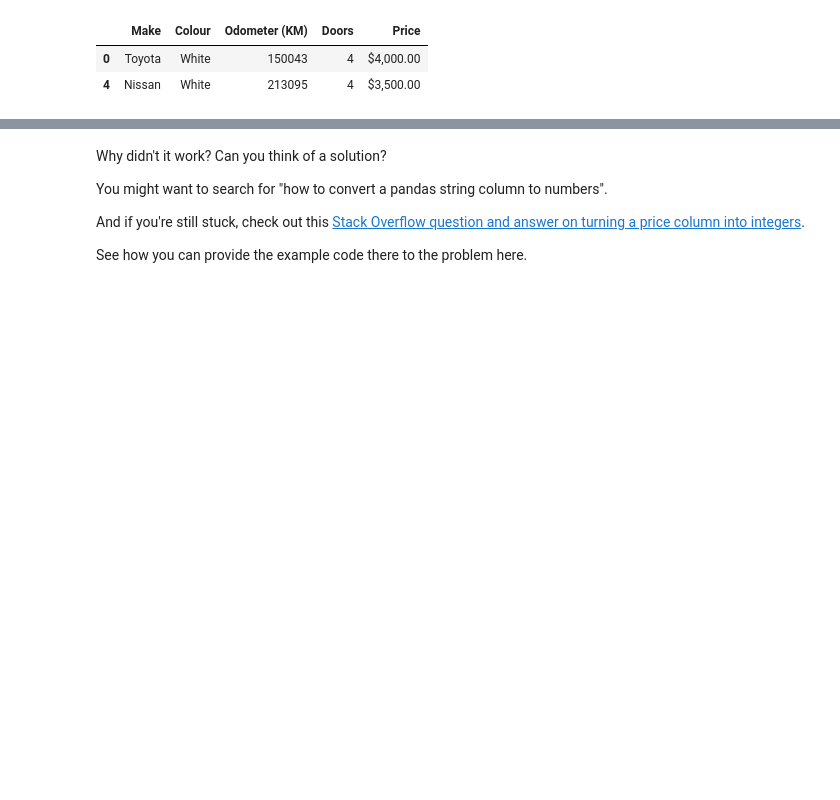
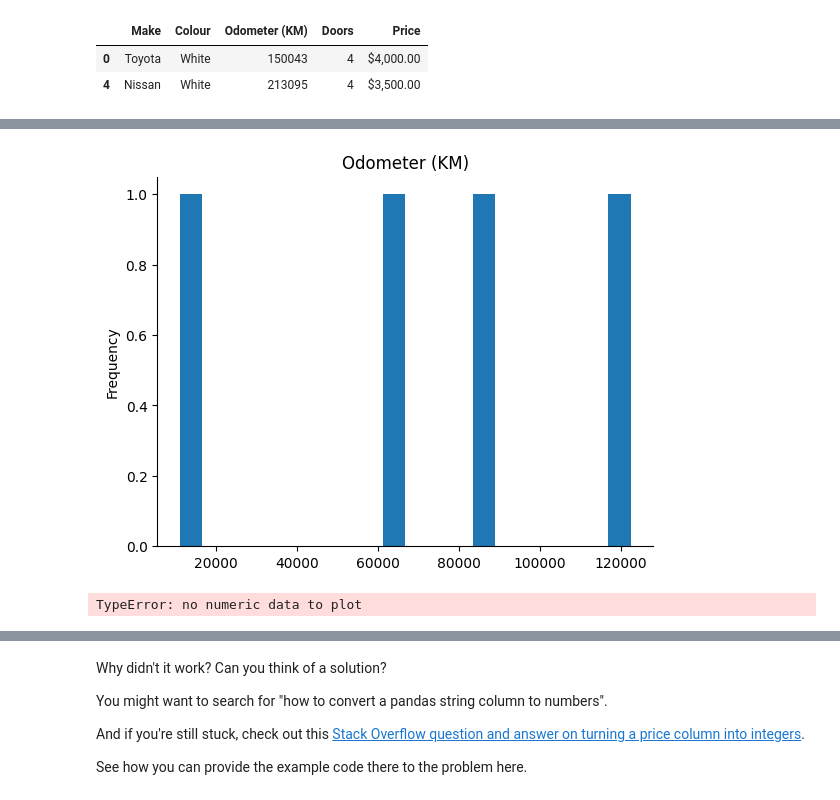
Before and after one commit to TherealOneC/zero-to-mastery-ml, a Jupyter notebook: section-2-data-science-and-ml-tools/pandas-exercises.ipynb, the cells around one changed output, grey strips where cells are left out. Saved outputs shown, nothing was run; the diff lists cells and outputs as text; code cells hidden in the pictures; blank space fills up the shorter version.

```diff
--- a/section-2-data-science-and-ml-tools/pandas-exercises.ipynb
+++ b/section-2-data-science-and-ml-tools/pandas-exercises.ipynb
@@ -223,3 +238,14 @@ df[df["Odometer (KM)"] > 100000]
+# %%
+from matplotlib import pyplot as plt
+_df_1['Odometer (KM)'].plot(kind='hist', bins=20, title='Odometer (KM)')
+plt.gca().spines[['top', 'right',]].set_visible(False)
+# %% [output]
+[figure, added]
+# %%
+# Try to plot the Price column using plot()
+df["Price"].plot();
+# %% [output]
+TypeError: no numeric data to plot
 # %%
 # Import Matplotlib and create a plot of the Odometer column
 # Don't forget to use %matplotlib inline
```
Also changed, not shown: parts of 14 cells of this notebook.
